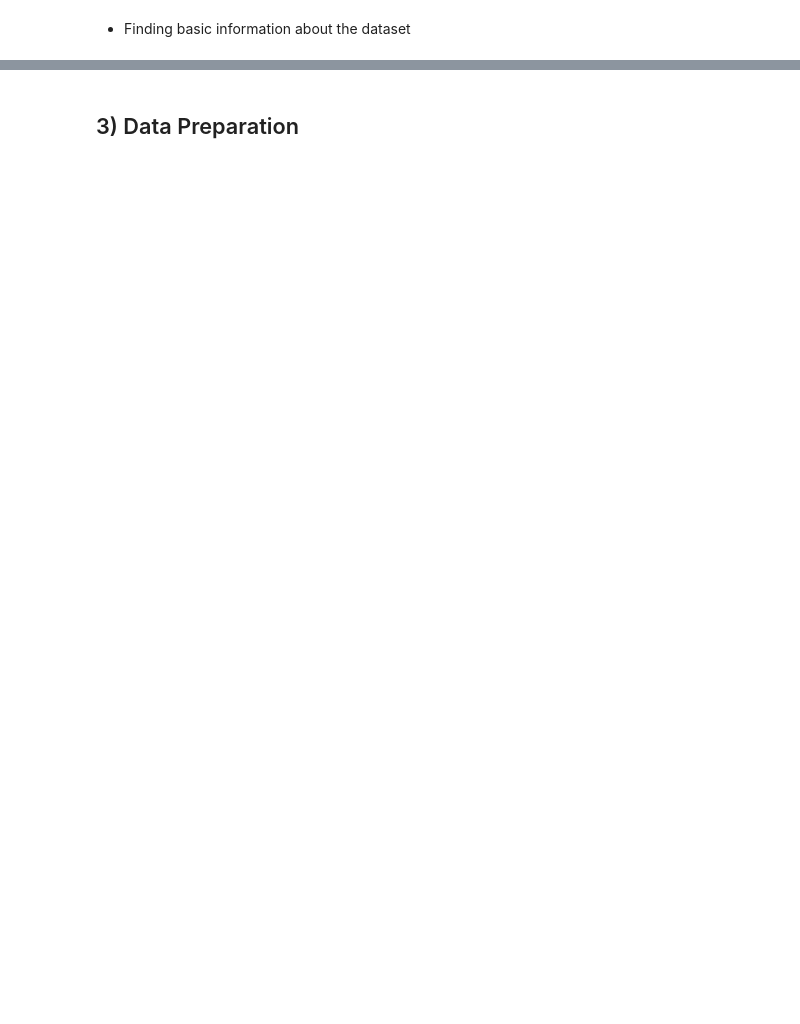
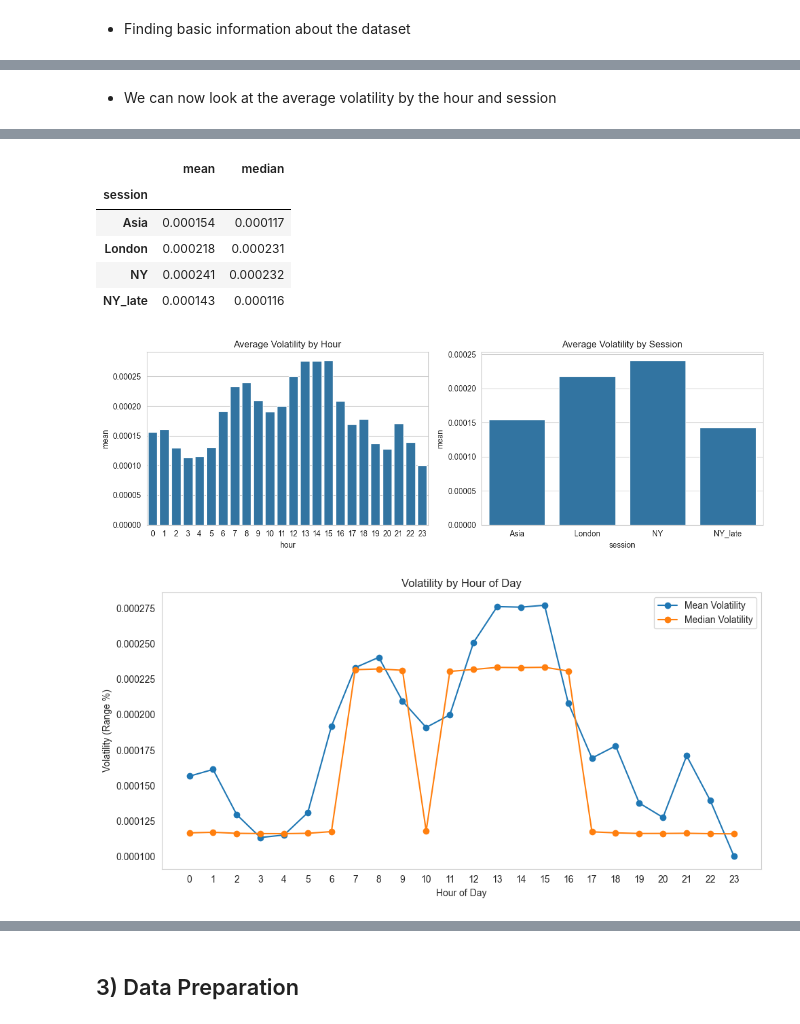
Before and after one commit to eugene-maina72/FX-trading-bot-EUR-USD, a Jupyter notebook: notebook.ipynb, the cells around one changed output, grey strips where cells are left out. Cells and saved outputs as stored; diff of their text form; code cells hidden in the pictures; blank space fills up the shorter version.

```diff
--- a/notebook.ipynb
+++ b/notebook.ipynb
@@ -515,0 +688,31 @@ five_min.describe().T
+# %% [markdown]
+* We can now look at the average volatility by the hour and session
+# %%
+# Volatility by hour/session (Q1)
+vol_hour = five_ctx.groupby("hour")["range_pct"].agg(["mean", "median"])
+vol_sess = five_ctx.groupby("session")["range_pct"].agg(["mean", "median"])
+display(vol_hour)
+display(vol_sess)
+
+# Plotting volatility by hour/session
+fig, ax = plt.subplots(1, 2, figsize=(12, 4))
+sns.barplot(x=vol_hour.index, y=vol_hour["mean"], ax=ax[0])
+ax[0].set_title("Average Volatility by Hour")
+sns.barplot(x=vol_sess.index, y=vol_sess["mean"], ax=ax[1])
+ax[1].set_title("Average Volatility by Session")
+plt.tight_layout()
+plt.show()
+
+# Plotting mean and median volatility by hour
+plt.figure(figsize=(10, 5))
+plt.plot(vol_hour.index, vol_hour["mean"], label="Mean Volatility", marker='o')
+plt.plot(vol_hour.index, vol_hour["median"], label="Median Volatility", marker='o')
+plt.title("Volatility by Hour of Day")
+plt.xlabel("Hour of Day")
+plt.ylabel("Volatility (Range %)")
+plt.xticks(vol_hour.index)
+plt.legend()
+plt.grid()
+plt.tight_layout()
+plt.show()
+# %% [output]
@@ -515,0 +737,8 @@ five_min.describe().T
+|  | mean | median |
+| session |  |  |
+| Asia | 0.000154 | 0.000117 |
+| London | 0.000218 | 0.000231 |
+| NY | 0.000241 | 0.000232 |
+| NY_late | 0.000143 | 0.000116 |
+[figure, added]
+[figure, added]
```
Also changed, not shown: parts of 42 cells of this notebook, 18 other files.
